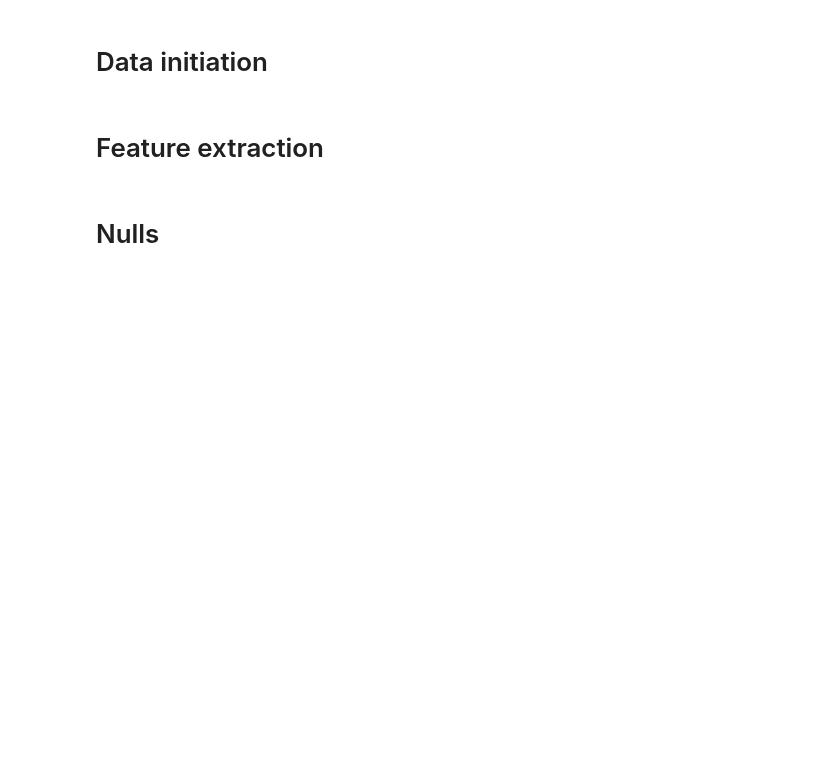
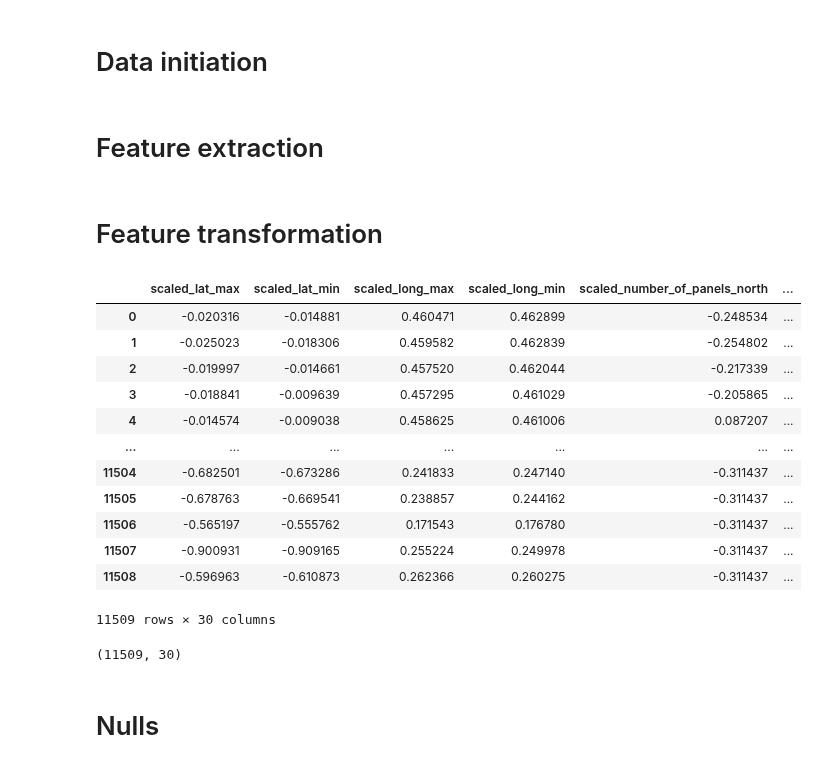
Before and after one commit to igor-cheb/mle_prep, a Jupyter notebook: geo_data_case_1/ETL.ipynb, the cells around one changed output. Cells and saved outputs as stored; diff of their text form; code cells hidden in the pictures; blank space fills up the shorter version.

Commit message:
FeatureTransformer added

```diff
--- a/geo_data_case_1/ETL.ipynb
+++ b/geo_data_case_1/ETL.ipynb
@@ -200,3 +204,5 @@ init_df = init_df.merge(extr.calc_centr_size(), on='state', how='left')
 baja_params = extr.clac_baja_ca_centr_size(v_max=V_MAX, v_min=V_MIN, h_min=H_MIN, h_max=H_MAX)
 for col in baja_params:
     init_df.loc[init_df['state']=='Baja California', col] = baja_params[col]
+# %% [markdown]
+# Feature transformation
@@ -203,3 +252,39 @@ for col in baja_params:
+# %%
+cont_feats = [
+    'lat_max',
+    'lat_min',
+    'long_max',
+    'long_min',
+    'number_of_panels_north',
+    'number_of_panels_south',
+    'number_of_panels_east',
+    'number_of_panels_west',
+    'number_of_panels_flat',
+    'number_of_panels_total'
+]
+# %%
+feat_trans = FeatureTransformer(cont_feats=init_df[cont_feats], cat_feats=init_df[['is_usa']], label=init_df['potential_kwh_total'])
+r = feat_trans.cont_transform()
+
+r
+# %% [output]
+|  | scaled_lat_max | scaled_lat_min | scaled_long_max | scaled_long_min | scaled_number_of_panels_north | ... |
+| 0 | -0.020316 | -0.014881 | 0.460471 | 0.462899 | -0.248534 | ... |
+| 1 | -0.025023 | -0.018306 | 0.459582 | 0.462839 | -0.254802 | ... |
+| 2 | -0.019997 | -0.014661 | 0.457520 | 0.462044 | -0.217339 | ... |
+| 3 | -0.018841 | -0.009639 | 0.457295 | 0.461029 | -0.205865 | ... |
+| 4 | -0.014574 | -0.009038 | 0.458625 | 0.461006 | 0.087207 | ... |
+| ... | ... | ... | ... | ... | ... | ... |
+| 11504 | -0.682501 | -0.673286 | 0.241833 | 0.247140 | -0.311437 | ... |
+| 11505 | -0.678763 | -0.669541 | 0.238857 | 0.244162 | -0.311437 | ... |
+| 11506 | -0.565197 | -0.555762 | 0.171543 | 0.176780 | -0.311437 | ... |
+| 11507 | -0.900931 | -0.909165 | 0.255224 | 0.249978 | -0.311437 | ... |
+| 11508 | -0.596963 | -0.610873 | 0.262366 | 0.260275 | -0.311437 | ... |
+11509 rows × 30 columns
+# %%
+r.shape
+# %% [output]
+(11509, 30)
 # %% [markdown]
 <a name='3'></a>
 # Nulls
```
Also changed, not shown: parts of 2 cells of this notebook.
